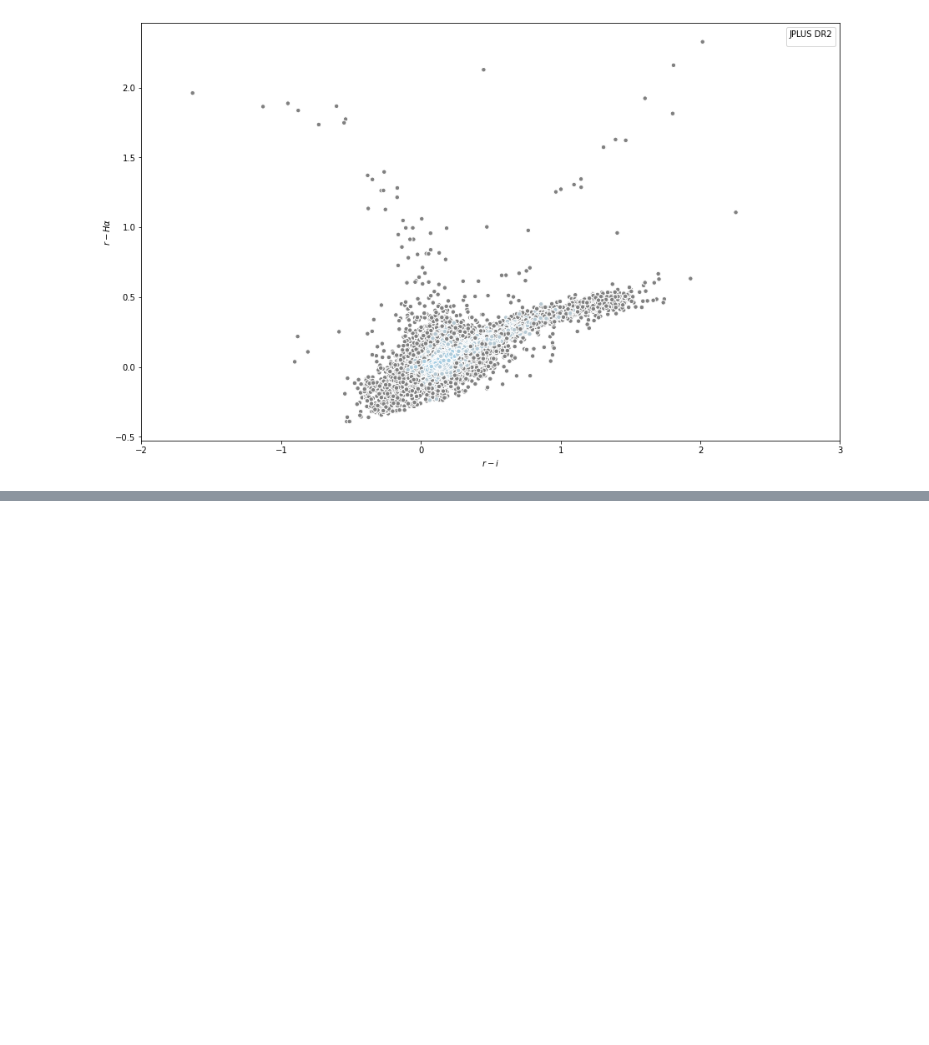
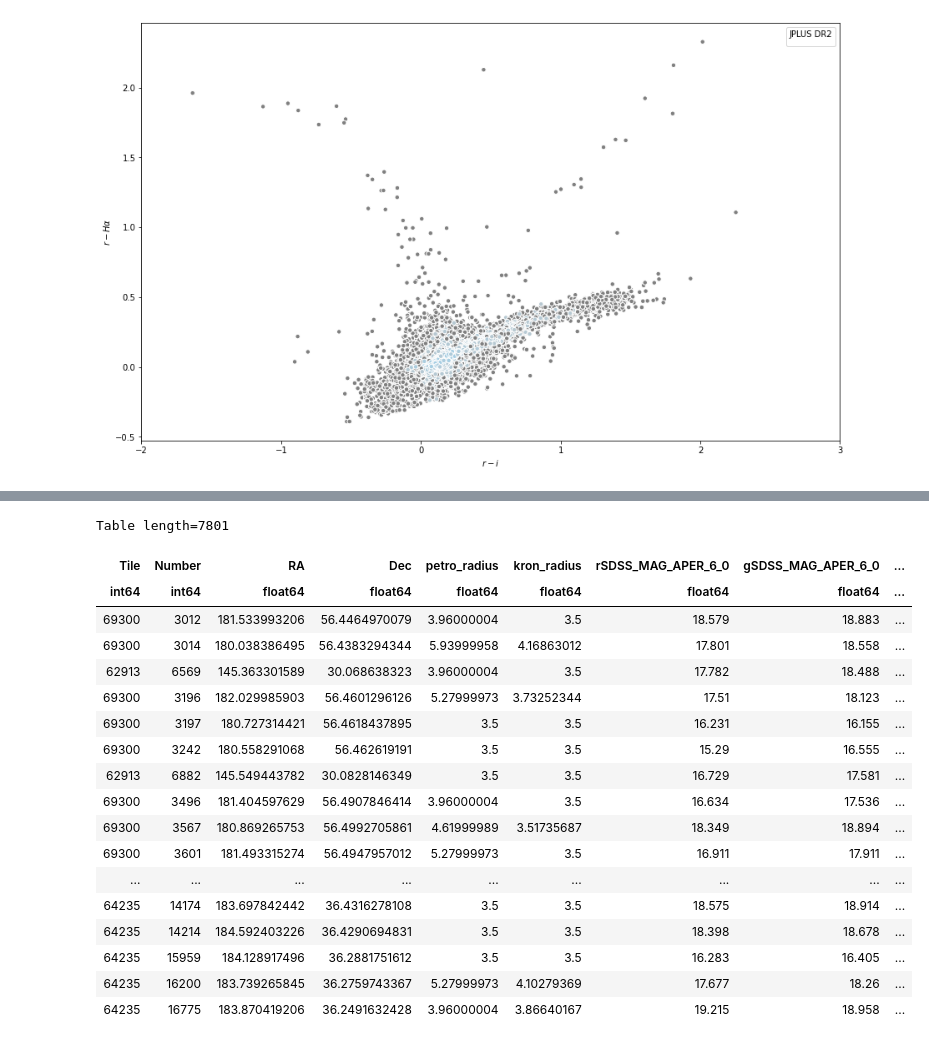
Before and after one commit to AngelGSoto/Halpha-JPLUS, a Jupyter notebook: Notebook/HDBSCAN JPLUS data.ipynb, the cells around one changed output, grey strips where cells are left out. Cells and saved outputs as stored; diff of their text form; code cells hidden in the pictures; blank space fills up the shorter version.

```diff
--- a/Notebook/HDBSCAN JPLUS data.ipynb
+++ b/Notebook/HDBSCAN JPLUS data.ipynb
@@ -98,0 +104,21 @@ ax.set_aspect("equal")
+# %%
+# 1 cluster
+# Mask
+mask = tab['HDBSCAN_opt_labels'] == 0
+# Applying mask
+tab_0 = tab[mask]
+
+# 2 cluster
+# Mask model 4 eps = 0.25
+mask1 = tab['HDBSCAN_opt_labels'] == 1
+# Applying mask
+tab_1 = tab[mask1]
+
+# noise
+mask_noise = tab['HDBSCAN_opt_labels'] == -1
+# Applying mask
+tab_noise = tab[mask_noise]
+
+print("Cluster 0 %d" % len(tab_0))
+print("Cluster 1 %d" % len(tab_1))
+print("Noise %d" % len(tab_noise))
@@ -98,0 +281,22 @@ ax.set_aspect("equal")
+# %%
+tab_noise_ha
+# %% [output]
+Table length=7801
+| Tile | Number | RA | Dec | petro_radius | kron_radius | rSDSS_MAG_APER_6_0 | gSDSS_MAG_APER_6_0 | ... |
+| int64 | int64 | float64 | float64 | float64 | float64 | float64 | float64 | ... |
+| 69300 | 3012 | 181.533993206 | 56.4464970079 | 3.96000004 | 3.5 | 18.579 | 18.883 | ... |
+| 69300 | 3014 | 180.038386495 | 56.4383294344 | 5.93999958 | 4.16863012 | 17.801 | 18.558 | ... |
+| 62913 | 6569 | 145.363301589 | 30.068638323 | 3.96000004 | 3.5 | 17.782 | 18.488 | ... |
+| 69300 | 3196 | 182.029985903 | 56.4601296126 | 5.27999973 | 3.73252344 | 17.51 | 18.123 | ... |
+| 69300 | 3197 | 180.727314421 | 56.4618437895 | 3.5 | 3.5 | 16.231 | 16.155 | ... |
+| 69300 | 3242 | 180.558291068 | 56.462619191 | 3.5 | 3.5 | 15.29 | 16.555 | ... |
+| 62913 | 6882 | 145.549443782 | 30.0828146349 | 3.5 | 3.5 | 16.729 | 17.581 | ... |
+| 69300 | 3496 | 181.404597629 | 56.4907846414 | 3.96000004 | 3.5 | 16.634 | 17.536 | ... |
+| 69300 | 3567 | 180.869265753 | 56.4992705861 | 4.61999989 | 3.51735687 | 18.349 | 18.894 | ... |
+| 69300 | 3601 | 181.493315274 | 56.4947957012 | 5.27999973 | 3.5 | 16.911 | 17.911 | ... |
+| ... | ... | ... | ... | ... | ... | ... | ... | ... |
+| 64235 | 14174 | 183.697842442 | 36.4316278108 | 3.5 | 3.5 | 18.575 | 18.914 | ... |
+| 64235 | 14214 | 184.592403226 | 36.4290694831 | 3.5 | 3.5 | 18.398 | 18.678 | ... |
+| 64235 | 15959 | 184.128917496 | 36.2881751612 | 3.5 | 3.5 | 16.283 | 16.405 | ... |
+| 64235 | 16200 | 183.739265845 | 36.2759743367 | 5.27999973 | 4.10279369 | 17.677 | 18.26 | ... |
+| 64235 | 16775 | 183.870419206 | 36.2491632428 | 3.96000004 | 3.86640167 | 19.215 | 18.958 | ... |
```
Also changed, not shown: parts of 23 cells of this notebook, 15 other files.
